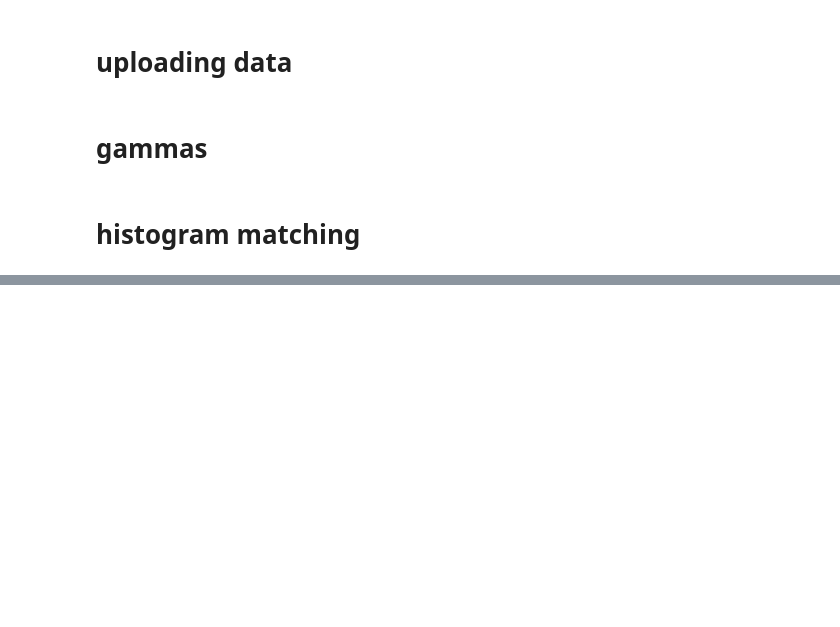
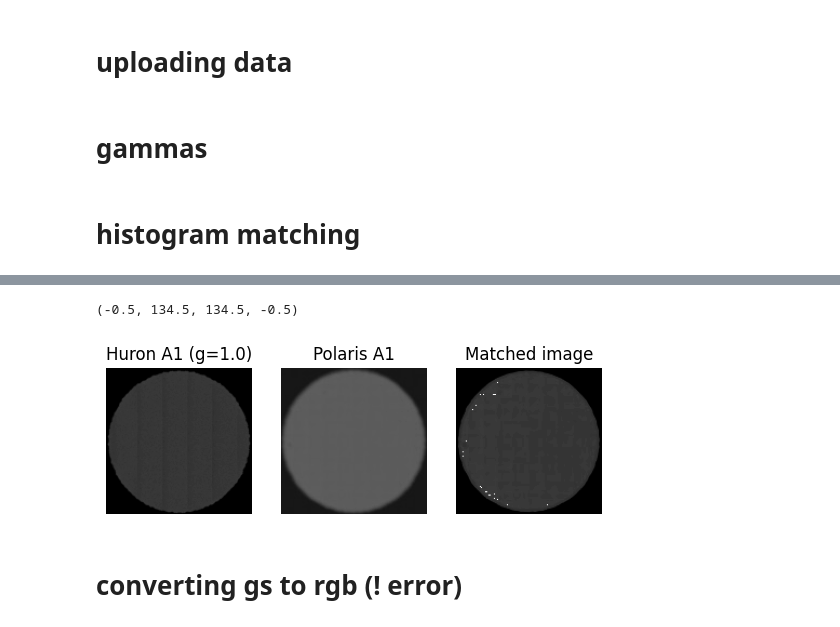
Before and after one commit to slendersold/colour_project, a Jupyter notebook: Hist_matching.ipynb, the cells around one changed output, grey strips where cells are left out. Cells and saved outputs as stored; diff of their text form; code cells hidden in the pictures; blank space fills up the shorter version.

```diff
--- a/Hist_matching.ipynb
+++ b/Hist_matching.ipynb
@@ -112,0 +143,37 @@ plt.show()
+# %%
+#function using mask - results are the same
+def hist_match_w_mask(source, ref, mask):
+    source_gs=cv2.cvtColor(source, cv2.COLOR_BGR2GRAY)
+    ref_gs=cv2.cvtColor(ref, cv2.COLOR_BGR2GRAY)
+
+    def get_cdf(gs_img):
+        counts, bins = np.histogram(gs_img[mask == 255], 256, [0,256])
+        bins=bins[:-1]
+        cdf=counts.cumsum().astype(np.float64)
+        cdf/=cdf.max().astype(np.float64)
+
+        return cdf, bins
+
+    cdf_source, bins =get_cdf(source_gs)
+    cdf_ref, bins =get_cdf(ref_gs)
+    lut=np.interp(cdf_source, cdf_ref, bins).astype(np.uint8)
+    matched_img=cv2.LUT(source_gs, lut)
+    return source_gs, ref_gs, matched_img
+# %%
+polaris, huron10, matched = hist_match_w_mask(polaris_a1, huron_a1_10, img_mask_p)
+# %%
+fig,axs = plt.subplots(ncols=3)
+axs[0].imshow(huron10, cmap='gray', vmin=0, vmax=255)
+axs[0].set_title('Huron A1 (g=1.0)')
+axs[0].axis("off")
+axs[1].imshow(polaris,cmap='gray', vmin=0, vmax=255)
+axs[1].set_title('Polaris A1')
+axs[1].axis("off")
+axs[2].imshow(matched ,cmap='gray', vmin=0, vmax=255)
+axs[2].set_title('Matched image')
+axs[2].axis("off")
+# %% [output]
+(-0.5, 134.5, 134.5, -0.5)
+[figure, added]
+# %% [markdown]
+# converting gs to rgb (! error)
```
Also changed, not shown: parts of 19 cells of this notebook.
